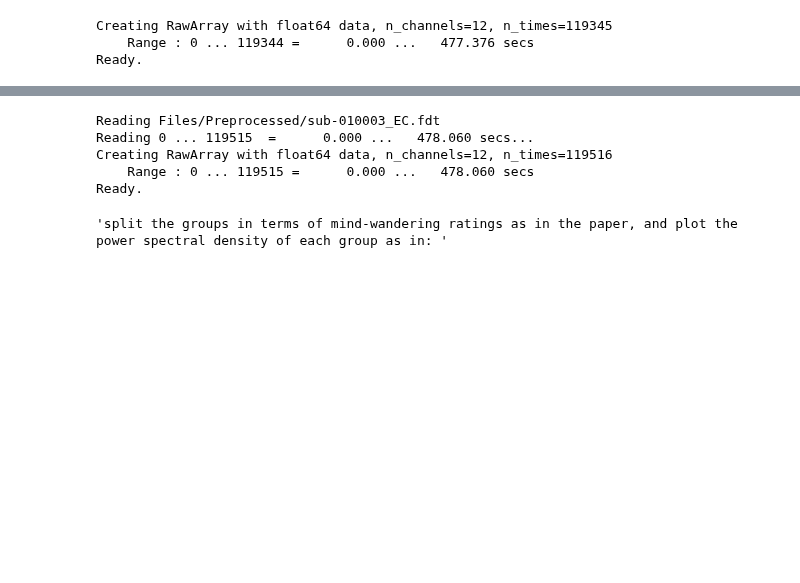
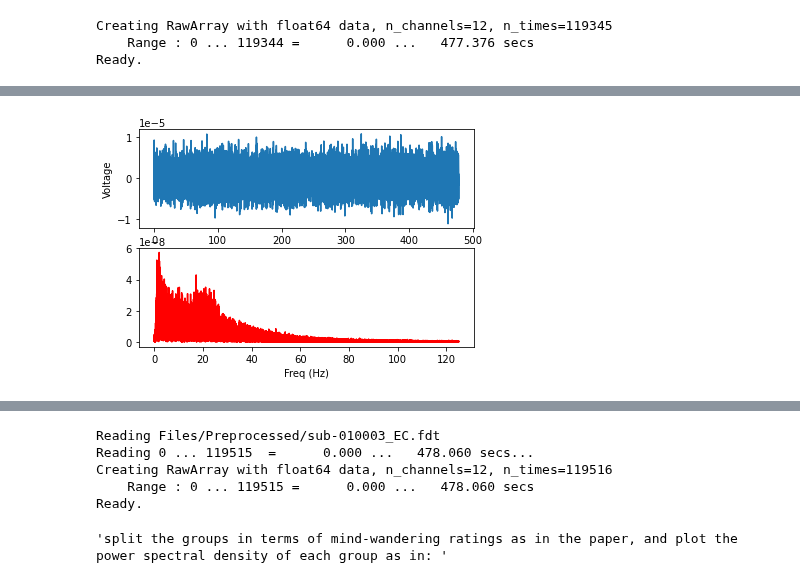
Before and after one commit to LaiaNO/EEG, a Jupyter notebook: 27_10_2020_EEG.ipynb, the cells around one changed output, grey strips where cells are left out. Saved outputs shown, nothing was run; the diff lists cells and outputs as text; code cells hidden in the pictures; blank space fills up the shorter version.

```diff
--- a/27_10_2020_EEG.ipynb
+++ b/27_10_2020_EEG.ipynb
@@ -213,0 +195,29 @@ Effective window size : 8.192 (s)
+# %%
+import math
+data = groups_date_finalle[0]
+
+Fs = 250.0
+Ts = 1.0/Fs
+t = np.arange(len(data)) / Fs
+
+n = len(data) # length of the signal
+k = np.arange(n)
+T = n/Fs
+frq = k/T # two sides frequency range
+frq = frq[range(int(n/2))]
+
+Y = np.fft.fft(data)/n
+Y = Y[range(int(n/2))]
+
+
+fig, ax = plt.subplots(2, 1)
+ax[0].plot(t,data)
+ax[0].set_xlabel('Time')
+ax[0].set_ylabel('Voltage')
+ax[1].plot(frq,abs(Y),'r')
+ax[1].set_xlabel('Freq (Hz)')
+
+plt.draw()
+plt.show()
+# %% [output]
+[figure, added]
```
Also changed, not shown: parts of 10 cells of this notebook, 1 other file.
